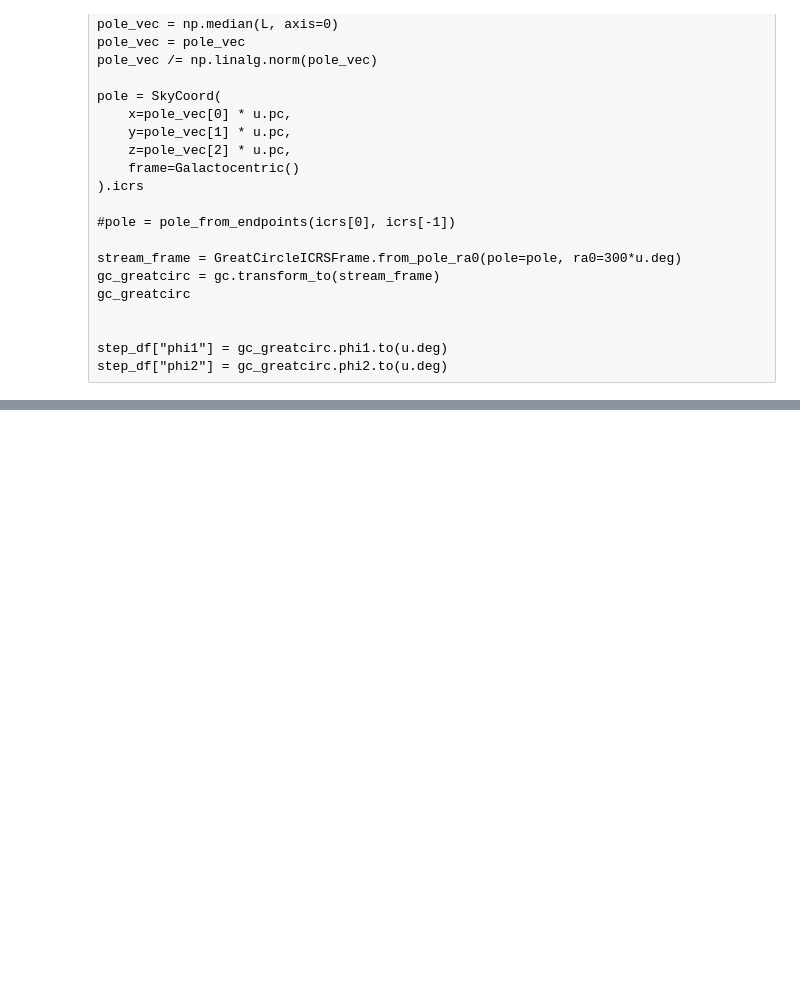
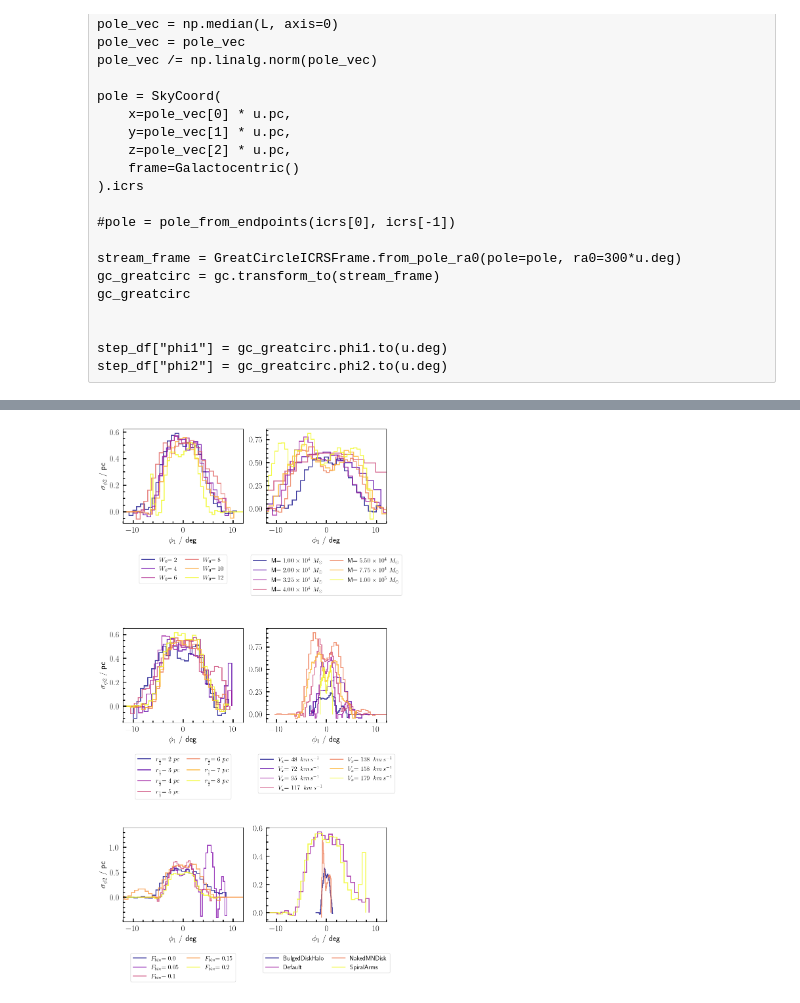
Before and after one commit to RSPicken2/stellar-streams, a Jupyter notebook: Ridgeline.ipynb, the cells around one changed output, grey strips where cells are left out. Saved outputs shown, nothing was run; the diff lists cells and outputs as text; code cells hidden in the pictures; blank space fills up the shorter version.

```diff
--- a/Ridgeline.ipynb
+++ b/Ridgeline.ipynb
@@ -295,0 +346,2 @@ plt.show()
+# %%
+all_run_widths = map_leaves(streams_data, stream_width, bins=50)
@@ -295,0 +374,37 @@ plt.show()
+# %%
+
+cols = 2
+window_length = 10
+polyorder = 3
+
+fig, axes = plt.subplots(int(np.ceil(len(e.exlist)/cols)),cols, figsize=(10,3*len(e.exlist)))
+
+for (ex_name, ex_w), ax in zip(all_run_widths.items(), axes.flatten()):
+    ex = e.get_experiment_info(ex_name)
+    colours = plt.cm.plasma(np.linspace(0, 1, len(ex_w)))
+    for i, (run, w) in enumerate(ex_w.items()):
+        widths, edges, _ = w[time]
+
+        smoothed = savgol_filter(widths, window_length=window_length, polyorder=polyorder)
+
+        ax.stairs(smoothed, edges, alpha=0.8, label=ex.FormatLabel(run),
+                  linewidth=2, color=colours[i])
+
+    #ax.set_yscale('log')
+    ax.legend(loc='upper center', bbox_to_anchor=(0.5, -0.3),
+          ncol=2, fontsize=14, columnspacing=1.2)
+    ax.set_xlabel(r'$\phi_1$ / deg')
+    ax.minorticks_on()
+
+
+    ax.set_xlim([-12,12])
+
+
+for ax in axes.flatten()[0::cols]:
+    ax.set_ylabel(r'$\sigma_{\phi2}$ / pc')
+
+plt.tight_layout()
+#plt.savefig('Images/StreamDensities.png',bbox_inches='tight')
+plt.show()
+# %% [output]
+[figure, added]
```
Also changed, not shown: parts of 12 cells of this notebook, 1 other file.
